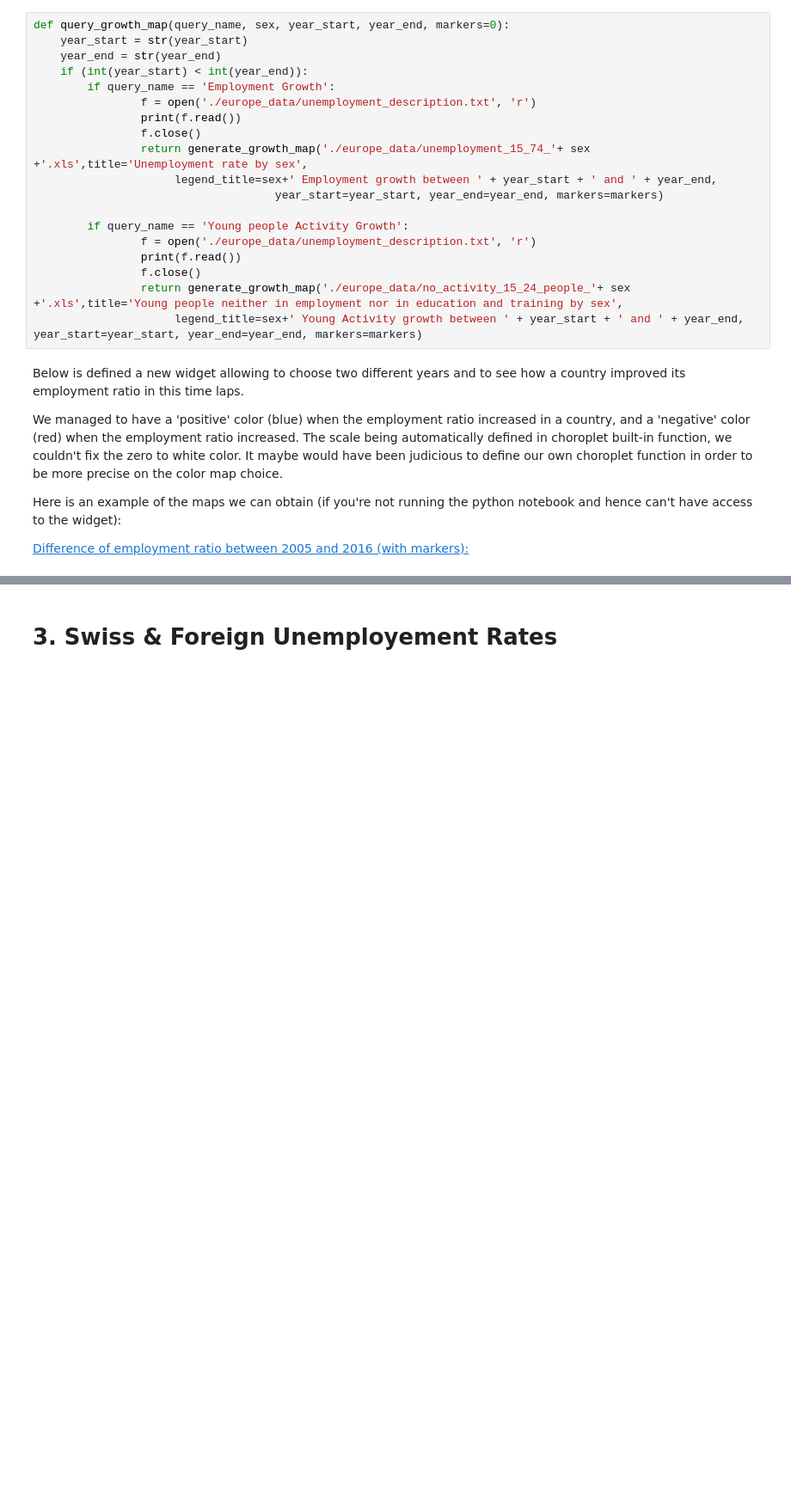
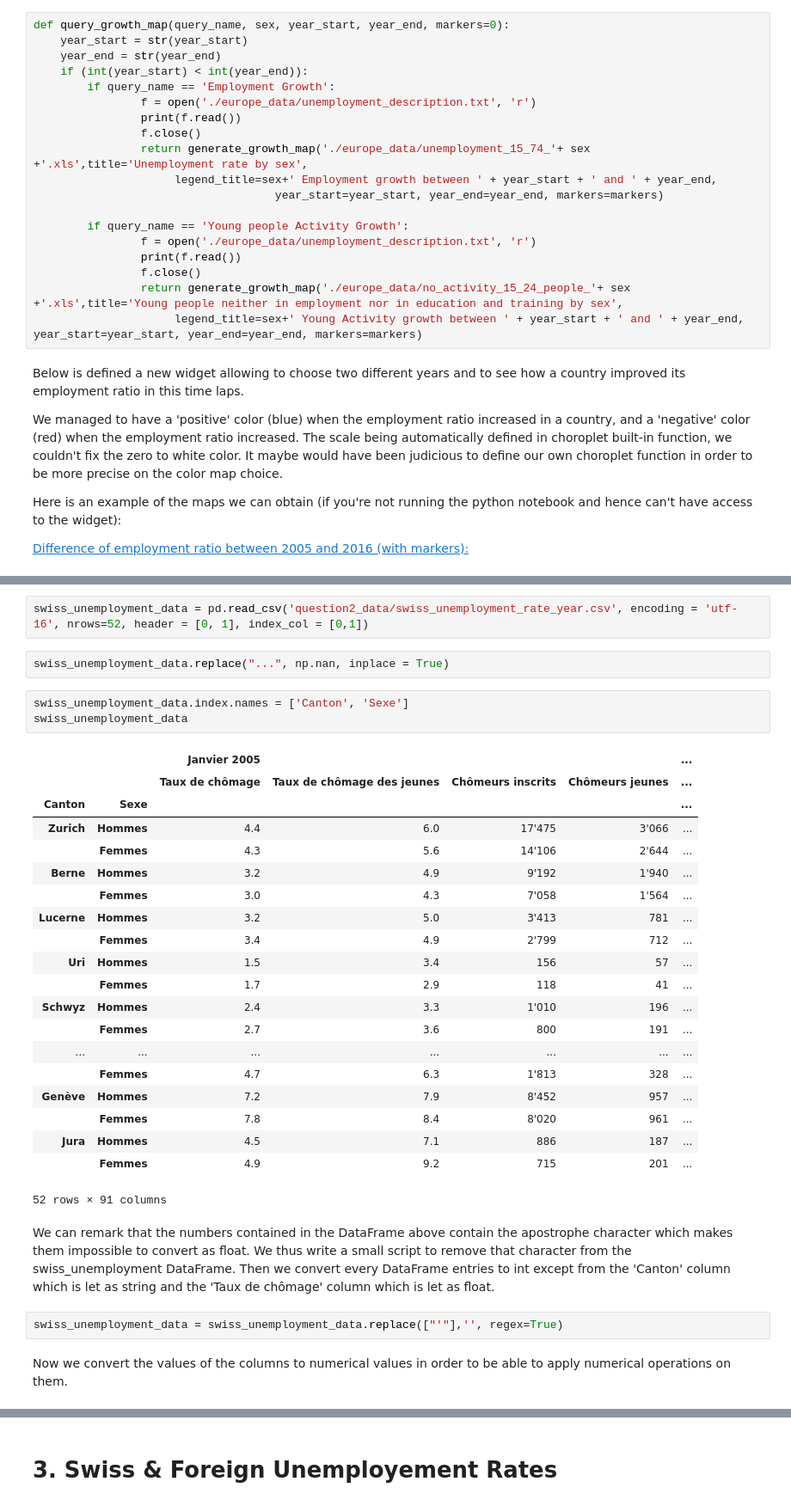
Before and after one commit to adrienruault/ada_molmaru, a Jupyter notebook: Homework03/Homework03.ipynb, the cells around one changed output, grey strips where cells are left out. Shown at 86% size. Saved outputs shown, nothing was run; the diff lists cells and outputs as text; blank space fills up the shorter version.

```diff
--- a/Homework03/Homework03.ipynb
+++ b/Homework03/Homework03.ipynb
@@ -253,0 +253,35 @@ If you're reading this message in another notebook frontend (for example, a stat
+# %%
+swiss_unemployment_data = pd.read_csv('question2_data/swiss_unemployment_rate_year.csv', encoding = 'utf-16', nrows=52, header = [0, 1], index_col = [0,1])
+# %%
+swiss_unemployment_data.replace("...", np.nan, inplace = True)
+# %%
+swiss_unemployment_data.index.names = ['Canton', 'Sexe']
+swiss_unemployment_data
+# %% [output]
+|  |  | Janvier 2005 |  |  |  | ... |
+|  |  | Taux de chômage | Taux de chômage des jeunes | Chômeurs inscrits | Chômeurs jeunes | ... |
+| Canton | Sexe |  |  |  |  | ... |
+| Zurich | Hommes | 4.4 | 6.0 | 17'475 | 3'066 | ... |
+|  | Femmes | 4.3 | 5.6 | 14'106 | 2'644 | ... |
+| Berne | Hommes | 3.2 | 4.9 | 9'192 | 1'940 | ... |
+|  | Femmes | 3.0 | 4.3 | 7'058 | 1'564 | ... |
+| Lucerne | Hommes | 3.2 | 5.0 | 3'413 | 781 | ... |
+|  | Femmes | 3.4 | 4.9 | 2'799 | 712 | ... |
+| Uri | Hommes | 1.5 | 3.4 | 156 | 57 | ... |
+|  | Femmes | 1.7 | 2.9 | 118 | 41 | ... |
+| Schwyz | Hommes | 2.4 | 3.3 | 1'010 | 196 | ... |
+|  | Femmes | 2.7 | 3.6 | 800 | 191 | ... |
+| ... | ... | ... | ... | ... | ... | ... |
+|  | Femmes | 4.7 | 6.3 | 1'813 | 328 | ... |
+| Genève | Hommes | 7.2 | 7.9 | 8'452 | 957 | ... |
+|  | Femmes | 7.8 | 8.4 | 8'020 | 961 | ... |
+| Jura | Hommes | 4.5 | 7.1 | 886 | 187 | ... |
+|  | Femmes | 4.9 | 9.2 | 715 | 201 | ... |
+52 rows × 91 columns
+# %% [markdown]
+We can remark that the numbers contained in the DataFrame above contain the apostrophe character which makes them impossible to convert as float. We thus write a small script to remove that character from the swiss_unemployment DataFrame.
+Then we convert every DataFrame entries to int except from the 'Canton' column which is let as string and the 'Taux de chômage' column which is let as float.
+# %%
+swiss_unemployment_data = swiss_unemployment_data.replace(["'"],'', regex=True)
+# %% [markdown]
+Now we convert the values of the columns to numerical values in order to be able to apply numerical operations on them.
```
Also changed, not shown: parts of 53 cells of this notebook, 15 other files.
